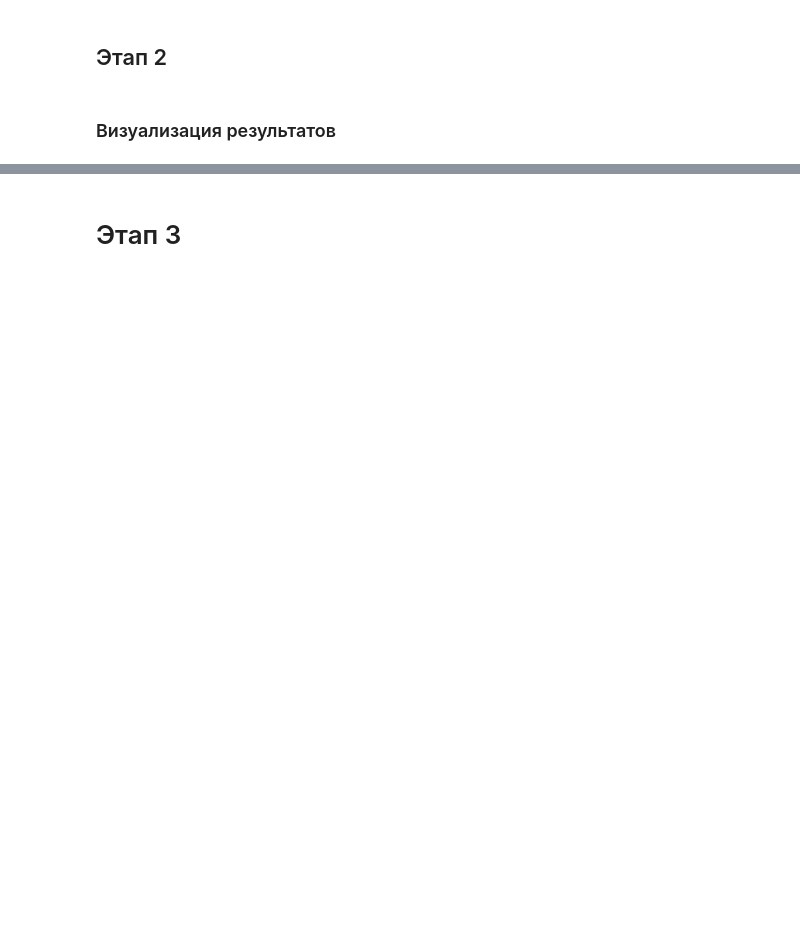
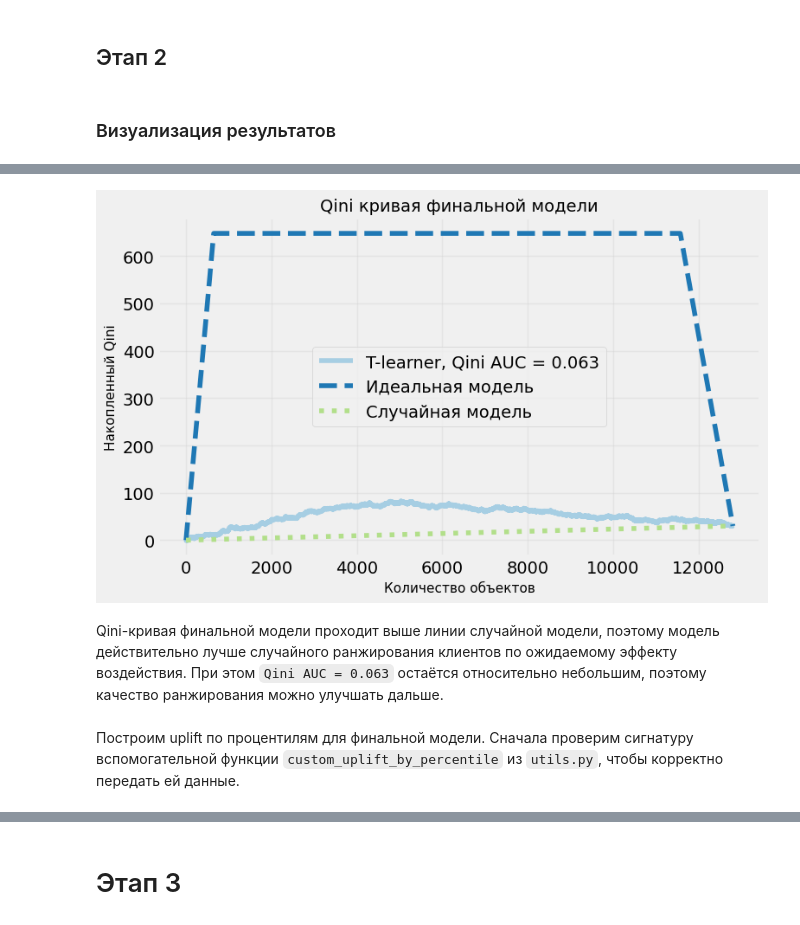
Before and after one commit to LadyProGo/mle-project-sprint-5-v001, a Jupyter notebook: final_uplift_project.ipynb, the cells around one changed output, grey strips where cells are left out. Drawn from its saved outputs; the diff is of its cells as text; code cells hidden in the pictures; blank space fills up the shorter version.

```diff
--- a/final_uplift_project.ipynb
+++ b/final_uplift_project.ipynb
@@ -1839,0 +1961,67 @@ MLflow run успешно создан: e93862ceae2a42dbbfcaa51f58fc6632
+# %%
+# рассчитываем Qini-кривую финальной модели
+qini_x, qini_y = qini_curve(
+    y_true=y_test,
+    uplift=final_uplift_test,
+    treatment=treatment_test
+)
+# %%
+# рассчитываем идеальную Qini-кривую
+perfect_qini_x, perfect_qini_y = perfect_qini_curve(
+    y_true=y_test,
+    treatment=treatment_test
+)
+# %%
+# создаём область для построения графика
+fig, ax = plt.subplots(figsize=(8, 5))
+
+# строим Qini-кривую модели
+ax.plot(
+    qini_x,
+    qini_y,
+    label=f"T-learner, Qini AUC = {final_qini_auc:.3f}"
+)
+
+# строим идеальную Qini-кривую
+ax.plot(
+    perfect_qini_x,
+    perfect_qini_y,
+    linestyle="--",
+    label="Идеальная модель"
+)
+
+# строим линию случайной модели
+ax.plot(
+    [0, qini_x[-1]],
+    [0, qini_y[-1]],
+    linestyle=":",
+    label="Случайная модель"
+)
+
+# задаём подписи осей и заголовок
+ax.set_xlabel("Количество объектов", fontsize=11)
+ax.set_ylabel("Накопленный Qini", fontsize=11)
+ax.set_title("Qini кривая финальной модели", fontsize=14)
+
+# добавляем легенду и сетку
+ax.legend()
+ax.grid(alpha=0.3)
+
+# оптимизируем расположение элементов графика
+plt.tight_layout()
+
+# сохраняем график для логирования в MLflow
+fig.savefig(
+    "qini_curve.png",
+    dpi=150,
+    bbox_inches="tight"
+)
+
+# выводим график
+plt.show()
+# %% [output]
+[figure, added]
+# %% [markdown]
+Qini-кривая финальной модели проходит выше линии случайной модели, поэтому модель действительно лучше случайного ранжирования клиентов по ожидаемому эффекту воздействия. При этом `Qini AUC = 0.063` остаётся относительно небольшим, поэтому качество ранжирования можно улучшать дальше.
+# %% [markdown]
+Построим uplift по процентилям для финальной модели. Сначала проверим сигнатуру вспомогательной функции `custom_uplift_by_percentile` из `utils.py`, чтобы корректно передать ей данные.
```
Also changed, not shown: parts of 68 cells of this notebook.
